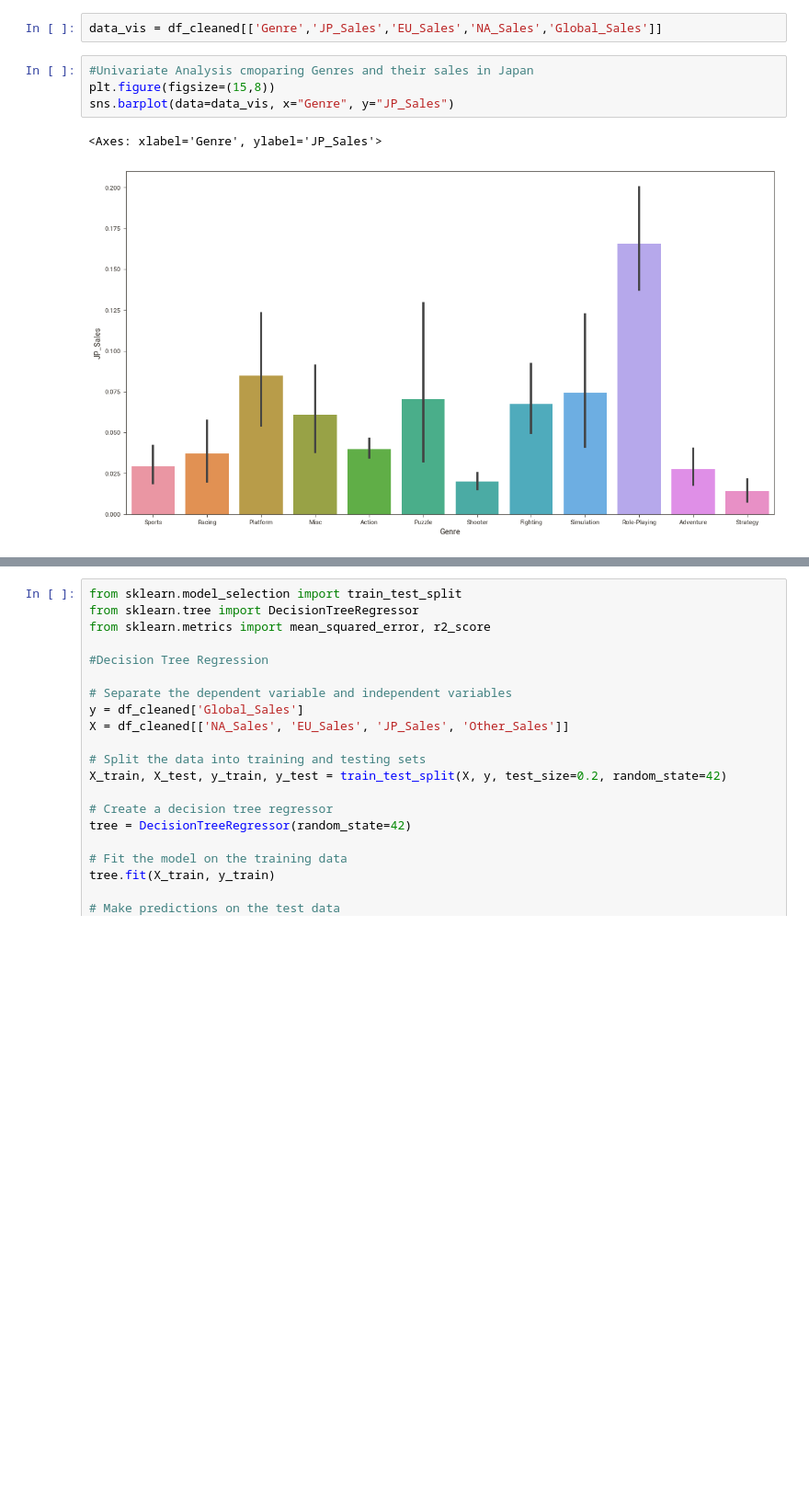
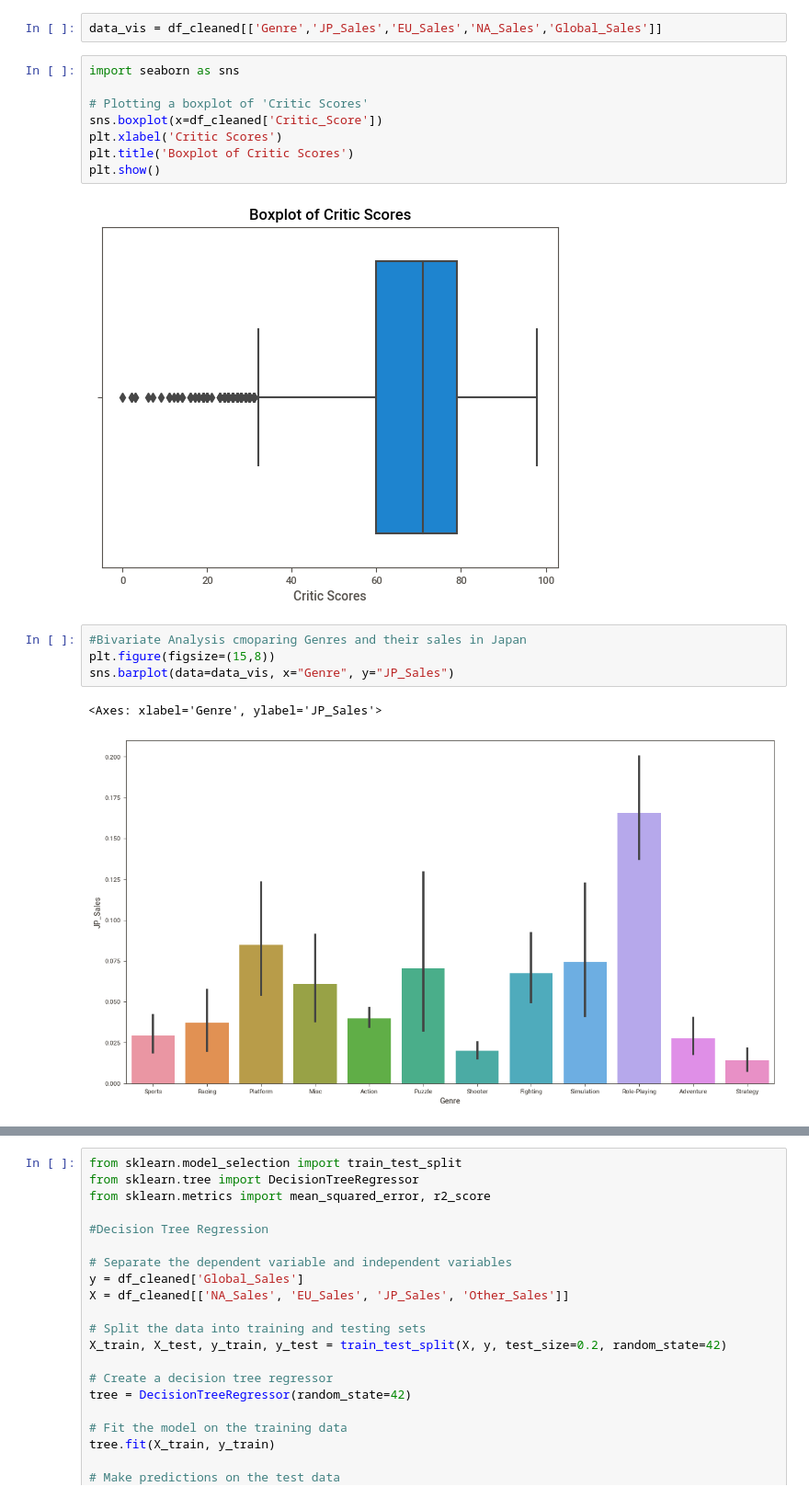
Before and after one commit to nickkzds/vg-success-pred, a Jupyter notebook: Initial_Code_and_Results.ipynb, the cells around one changed output, grey strips where cells are left out. Shown at 92% size. Cells and saved outputs as stored; diff of their text form; blank space fills up the shorter version.

```diff
--- a/Initial_Code_and_Results.ipynb
+++ b/Initial_Code_and_Results.ipynb
@@ -363,8 +363,18 @@ plt.show()
 [figure]
 # %%
 data_vis = df_cleaned[['Genre','JP_Sales','EU_Sales','NA_Sales','Global_Sales']]
+# %%
+import seaborn as sns
+
+# Plotting a boxplot of 'Critic Scores'
+sns.boxplot(x=df_cleaned['Critic_Score'])
+plt.xlabel('Critic Scores')
+plt.title('Boxplot of Critic Scores')
+plt.show()
+# %% [output]
+[figure, added]
 # %%
-#Univariate Analysis cmoparing Genres and their sales in Japan
+#Bivariate Analysis cmoparing Genres and their sales in Japan
 plt.figure(figsize=(15,8))
 sns.barplot(data=data_vis, x="Genre", y="JP_Sales")
 # %% [output]
```
Also changed, not shown: parts of 2 cells of this notebook.
